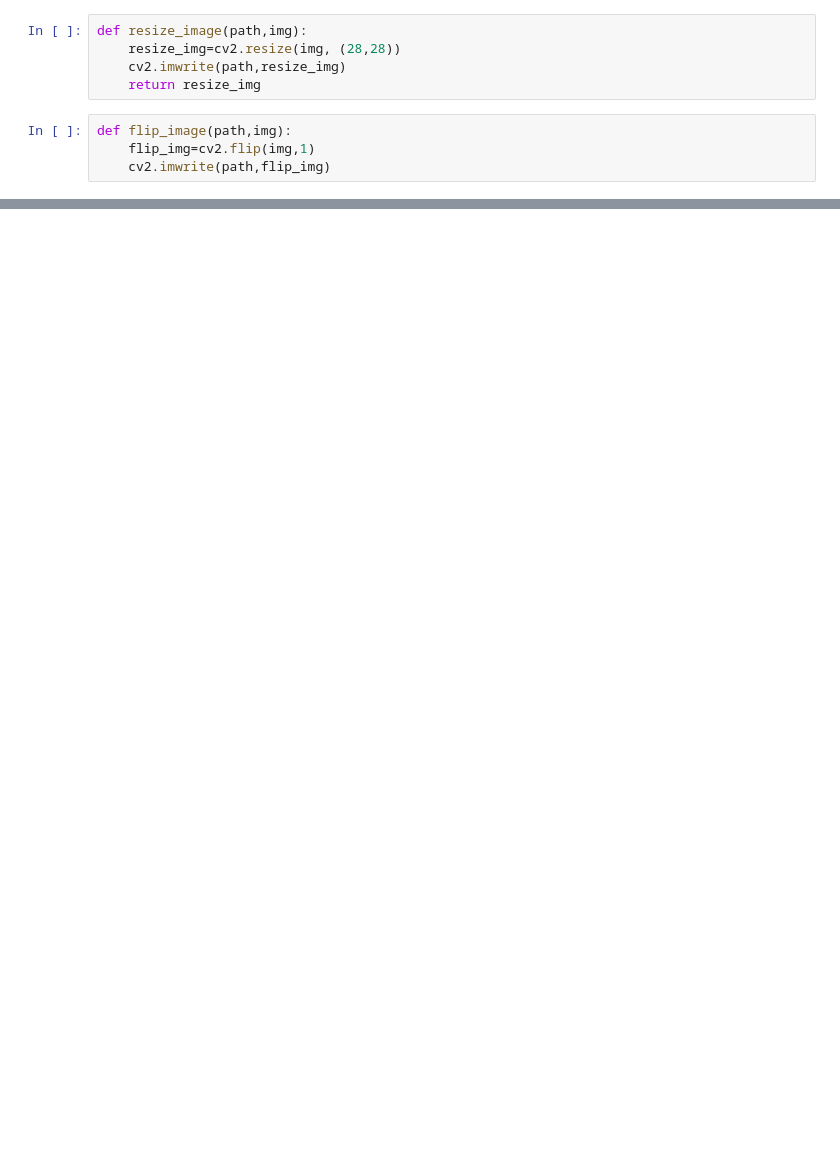
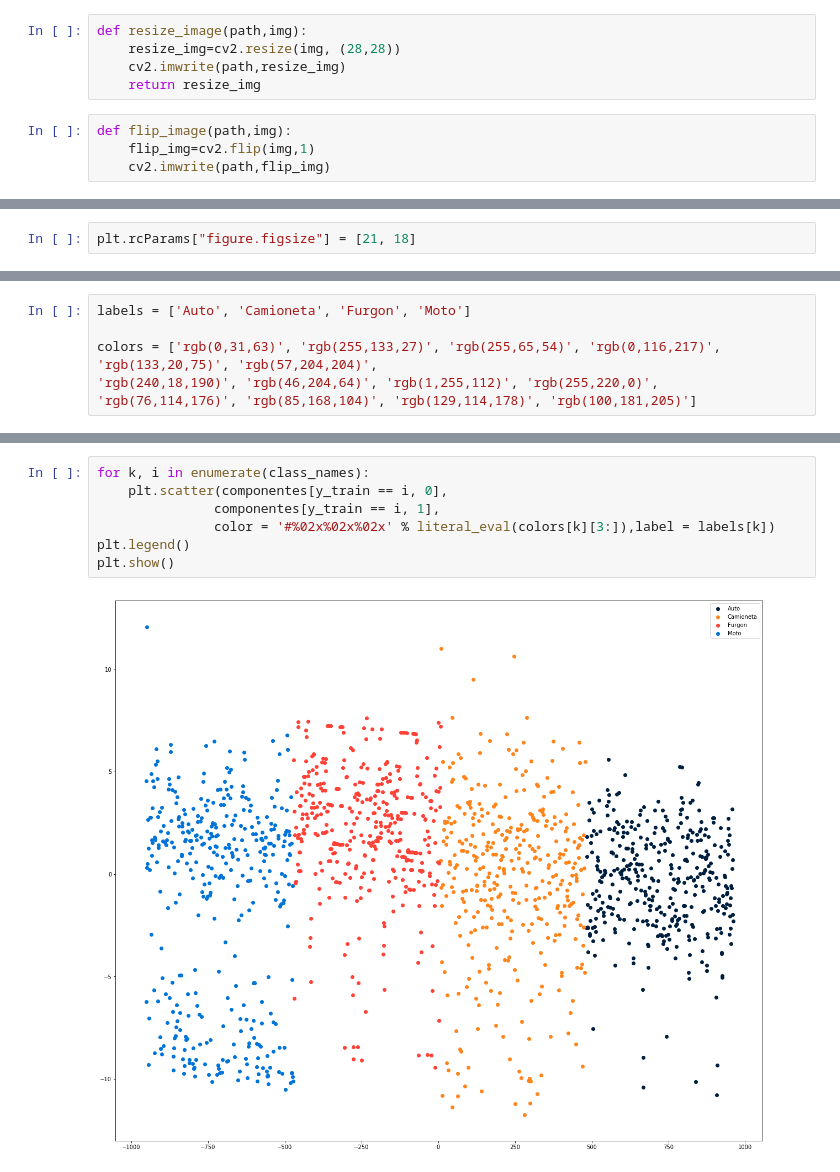
Before and after one commit to 12diego34/mercadolibre_dss, a Jupyter notebook: Trabajo Practico Final DSS/Preprocesamiento.ipynb, the cells around one changed output, grey strips where cells are left out. Saved outputs shown, nothing was run; the diff lists cells and outputs as text; blank space fills up the shorter version.

```diff
--- a/Trabajo Practico Final DSS/Preprocesamiento.ipynb
+++ b/Trabajo Practico Final DSS/Preprocesamiento.ipynb
@@ -88,0 +228,2 @@ df
+# %%
+plt.rcParams["figure.figsize"] = [21, 18]
@@ -88,0 +235,6 @@ df
+# %%
+labels = ['Auto', 'Camioneta', 'Furgon', 'Moto']
+
+colors = ['rgb(0,31,63)', 'rgb(255,133,27)', 'rgb(255,65,54)', 'rgb(0,116,217)', 'rgb(133,20,75)', 'rgb(57,204,204)',
+'rgb(240,18,190)', 'rgb(46,204,64)', 'rgb(1,255,112)', 'rgb(255,220,0)',
+'rgb(76,114,176)', 'rgb(85,168,104)', 'rgb(129,114,178)', 'rgb(100,181,205)']
@@ -88,0 +249,9 @@ df
+# %%
+for k, i in enumerate(class_names):
+    plt.scatter(componentes[y_train == i, 0],
+               componentes[y_train == i, 1],
+               color = '#%02x%02x%02x' % literal_eval(colors[k][3:]),label = labels[k])
+plt.legend()
+plt.show()
+# %% [output]
+[figure, added]
```
Also changed, not shown: parts of 21 cells of this notebook, 1 other file.
